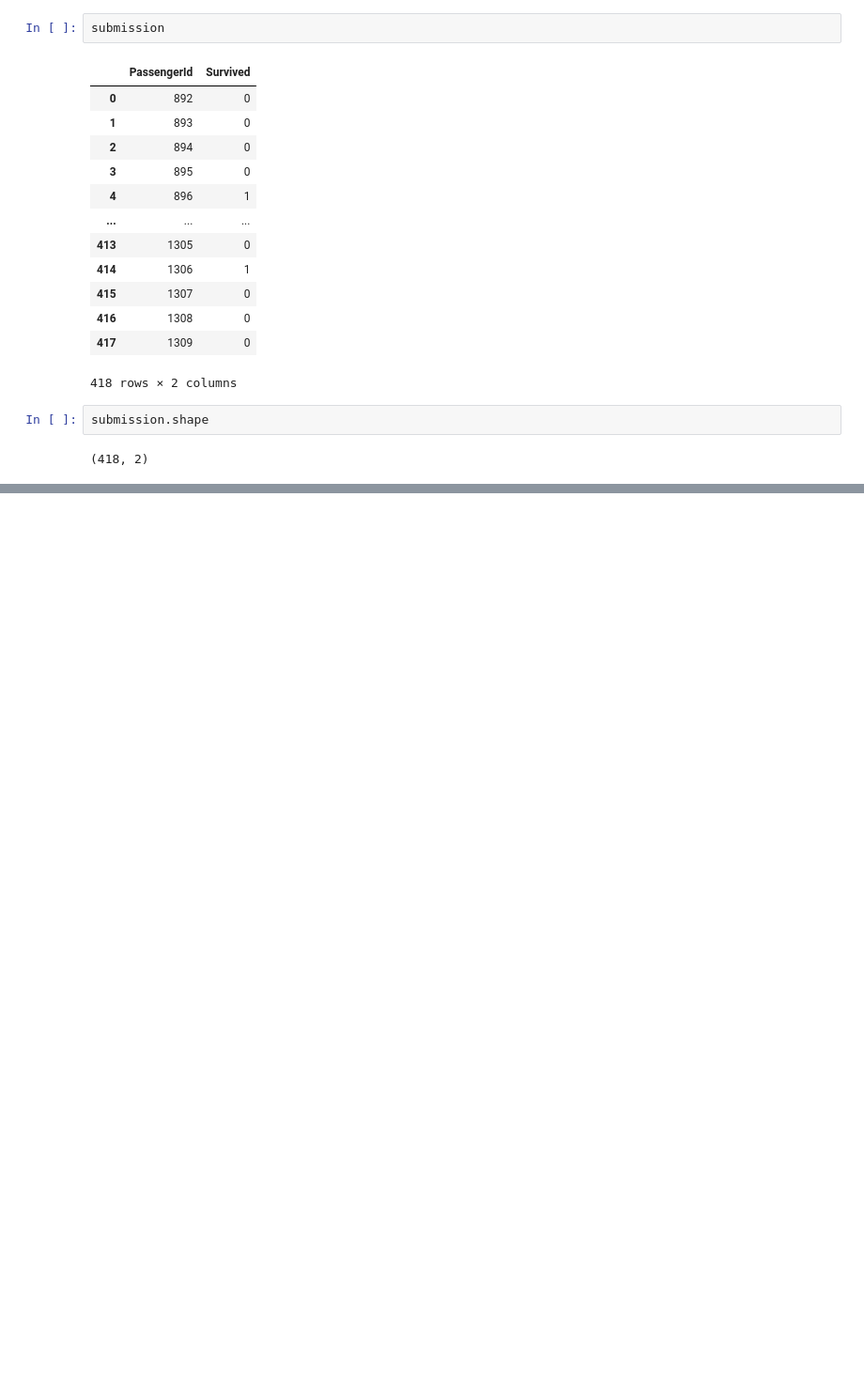
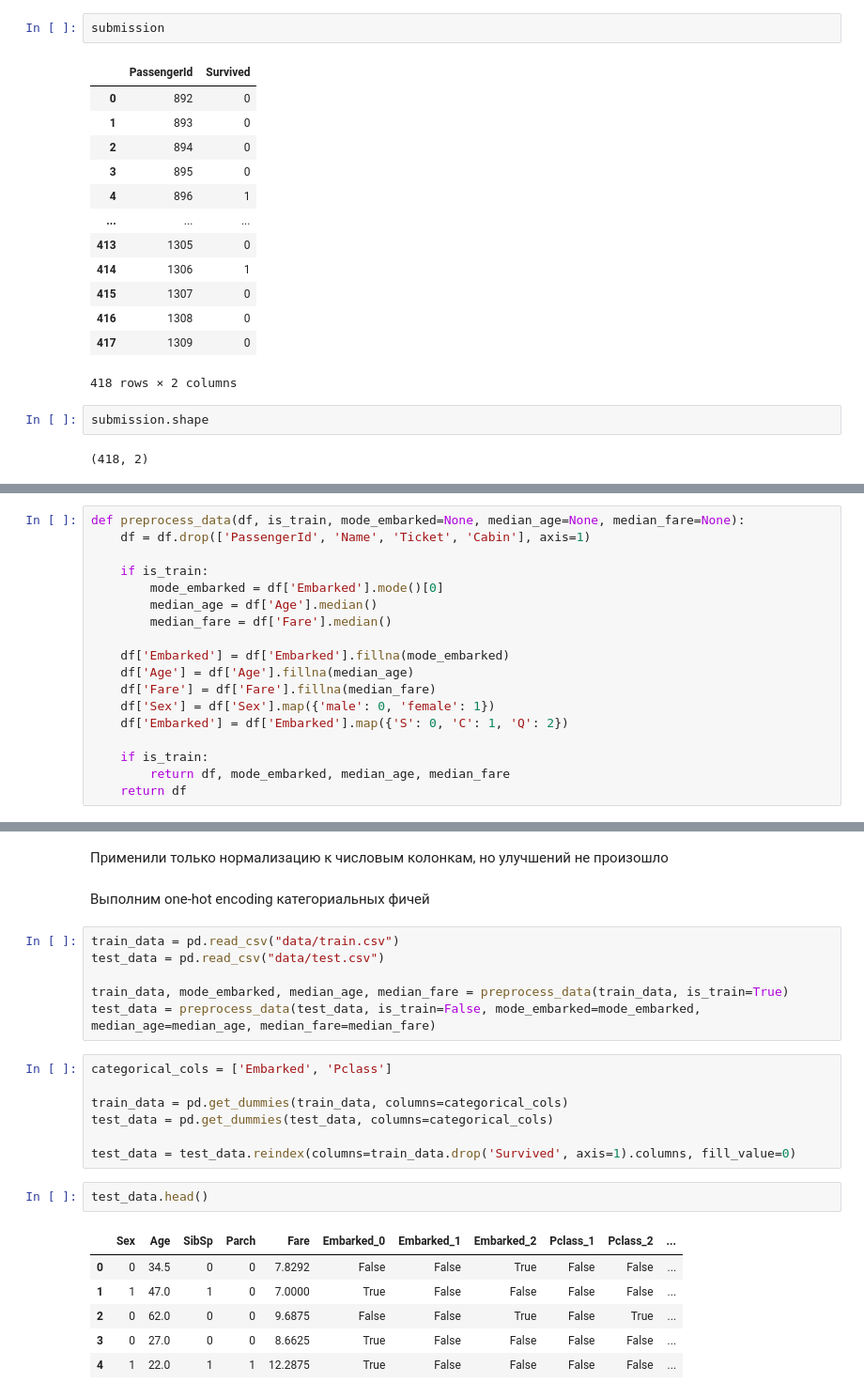
Before and after one commit to LeoFa9/titanic, a Jupyter notebook: simple_baseline_and_experimentations.ipynb, the cells around one changed output, grey strips where cells are left out. Shown at 94% size. Drawn from its saved outputs; the diff is of its cells as text; blank space fills up the shorter version.

```diff
--- a/simple_baseline.ipynb
+++ b/simple_baseline_and_experimentations.ipynb
@@ -264,0 +272,18 @@ Score: 0.76794
+# %%
+def preprocess_data(df, is_train, mode_embarked=None, median_age=None, median_fare=None):
+    df = df.drop(['PassengerId', 'Name', 'Ticket', 'Cabin'], axis=1)
+
+    if is_train:
+        mode_embarked = df['Embarked'].mode()[0]
+        median_age = df['Age'].median()
+        median_fare = df['Fare'].median()
+
+    df['Embarked'] = df['Embarked'].fillna(mode_embarked)
+    df['Age'] = df['Age'].fillna(median_age)
+    df['Fare'] = df['Fare'].fillna(median_fare)
+    df['Sex'] = df['Sex'].map({'male': 0, 'female': 1})
+    df['Embarked'] = df['Embarked'].map({'S': 0, 'C': 1, 'Q': 2})
+
+    if is_train:
+        return df, mode_embarked, median_age, median_fare
+    return df
@@ -264,0 +372,26 @@ Score: 0.76794
+# %% [markdown]
+Применили только нормализацию к числовым колонкам, но улучшений не произошло
+# %% [markdown]
+Выполним one-hot encoding категориальных фичей
+# %%
+train_data = pd.read_csv("data/train.csv")
+test_data = pd.read_csv("data/test.csv")
+
+train_data, mode_embarked, median_age, median_fare = preprocess_data(train_data, is_train=True)
+test_data = preprocess_data(test_data, is_train=False, mode_embarked=mode_embarked, median_age=median_age, median_fare=median_fare)
+# %%
+categorical_cols = ['Embarked', 'Pclass']
+
+train_data = pd.get_dummies(train_data, columns=categorical_cols)
+test_data = pd.get_dummies(test_data, columns=categorical_cols)
+
+test_data = test_data.reindex(columns=train_data.drop('Survived', axis=1).columns, fill_value=0)
+# %%
+test_data.head()
+# %% [output]
+|  | Sex | Age | SibSp | Parch | Fare | Embarked_0 | Embarked_1 | Embarked_2 | Pclass_1 | Pclass_2 | ... |
+| 0 | 0 | 34.5 | 0 | 0 | 7.8292 | False | False | True | False | False | ... |
+| 1 | 1 | 47.0 | 1 | 0 | 7.0000 | True | False | False | False | False | ... |
+| 2 | 0 | 62.0 | 0 | 0 | 9.6875 | False | False | True | False | True | ... |
+| 3 | 0 | 27.0 | 0 | 0 | 8.6625 | True | False | False | False | False | ... |
+| 4 | 1 | 22.0 | 1 | 1 | 12.2875 | True | False | False | False | False | ... |
```
Also changed, not shown: parts of 43 cells of this notebook.
